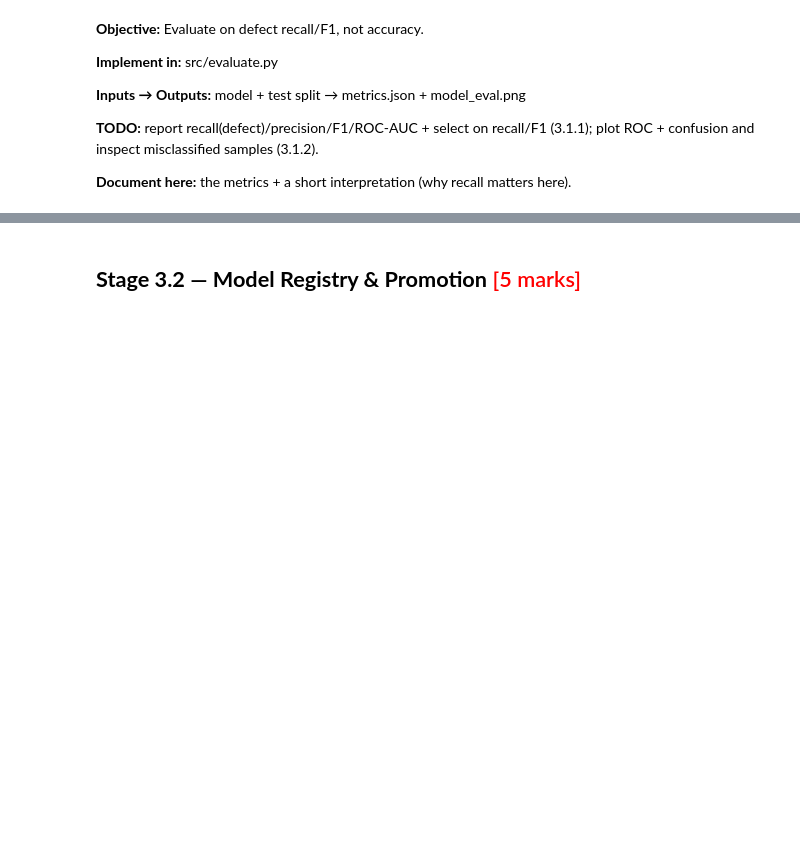
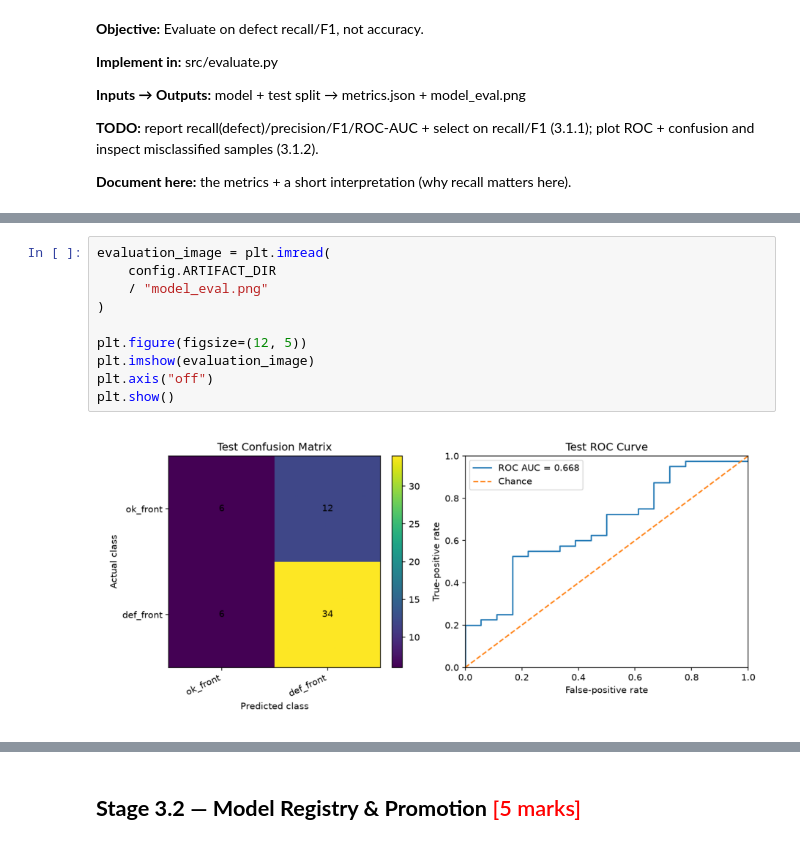
Before and after one commit to narendhar007/capstone, a Jupyter notebook: Model_Development_and_Tracking.ipynb, the cells around one changed output, grey strips where cells are left out. Drawn from its saved outputs; the diff is of its cells as text; blank space fills up the shorter version.

```diff
--- a/Model_Development_and_Tracking.ipynb
+++ b/Model_Development_and_Tracking.ipynb
@@ -502,0 +572,12 @@ execution.
+# %%
+evaluation_image = plt.imread(
+    config.ARTIFACT_DIR
+    / "model_eval.png"
+)
+
+plt.figure(figsize=(12, 5))
+plt.imshow(evaluation_image)
+plt.axis("off")
+plt.show()
+# %% [output]
+[figure, added]
```
Also changed, not shown: parts of 11 cells of this notebook, 4 other files.
